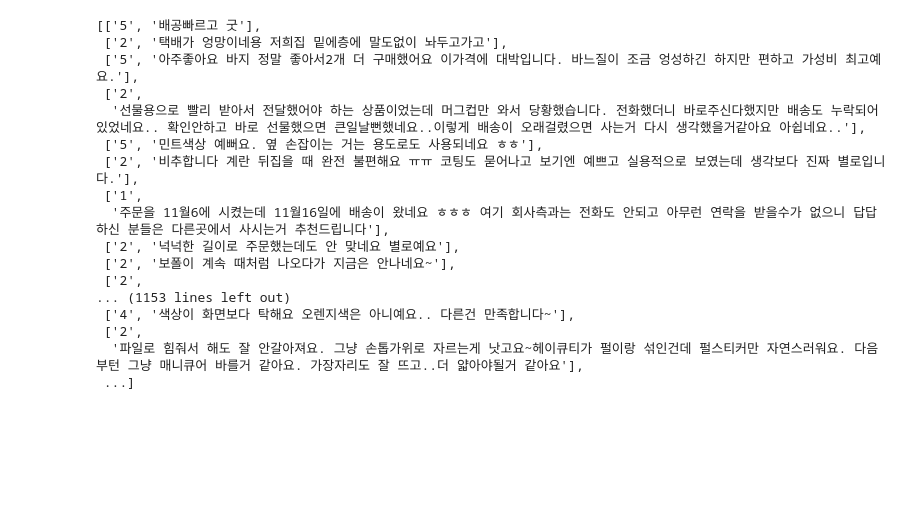
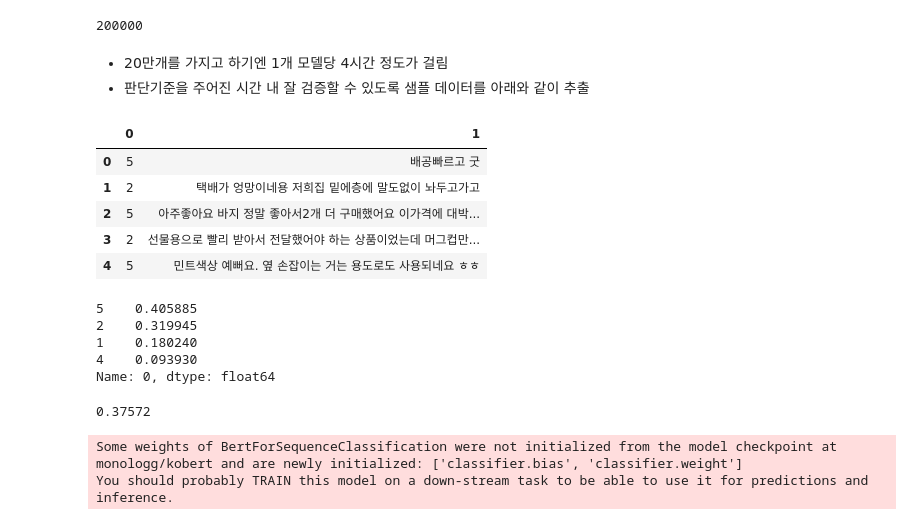
Before and after one commit to jinseriouspark/commerce-llm, a Jupyter notebook: extract_keywords.ipynb, the cells around one changed output. Drawn from its saved outputs; the diff is of its cells as text; code cells hidden in the pictures; blank space fills up the shorter version.

```diff
--- a/extract_keywords.ipynb
+++ b/extract_keywords.ipynb
@@ -9,4 +8,0 @@
-# %%
-import os
-with open('/content/drive/MyDrive/commerce-llm/env/openai_apikey_kimseopp.txt','r') as f:
-  os.environ.get(f.readline())
@@ -36,23 +11,22 @@ with open('/content/drive/MyDrive/commerce-llm/rawdata/naver_shopping.txt', 'r',
   data =f.readlines()
 # %%
 rawdata =[i.rstrip().split('\t') for i in data]
-# %%
-rawdata
-# %% [output]
-[['5', '배공빠르고 굿'],
- ['2', '택배가 엉망이네용 저희집 밑에층에 말도없이 놔두고가고'],
- ['5', '아주좋아요 바지 정말 좋아서2개 더 구매했어요 이가격에 대박입니다. 바느질이 조금 엉성하긴 하지만 편하고 가성비 최고예요.'],
- ['2',
-  '선물용으로 빨리 받아서 전달했어야 하는 상품이었는데 머그컵만 와서 당황했습니다. 전화했더니 바로주신다했지만 배송도 누락되어있었네요.. 확인안하고 바로 선물했으면 큰일날뻔했네요..이렇게 배송이 오래걸렸으면 사는거 다시 생각했을거같아요 아쉽네요..'],
- ['5', '민트색상 예뻐요. 옆 손잡이는 거는 용도로도 사용되네요 ㅎㅎ'],
- ['2', '비추합니다 계란 뒤집을 때 완전 불편해요 ㅠㅠ 코팅도 묻어나고 보기엔 예쁘고 실용적으로 보였는데 생각보다 진짜 별로입니다.'],
- ['1',
-  '주문을 11월6에 시켰는데 11월16일에 배송이 왔네요 ㅎㅎㅎ 여기 회사측과는 전화도 안되고 아무런 연락을 받을수가 없으니 답답하신 분들은 다른곳에서 사시는거 추천드립니다'],
- ['2', '넉넉한 길이로 주문했는데도 안 맞네요 별로예요'],
- ['2', '보폴이 계속 때처럼 나오다가 지금은 안나네요~'],
- ['2',
-... (1153 lines left out)
- ['4', '색상이 화면보다 탁해요 오렌지색은 아니예요.. 다른건 만족합니다~'],
- ['2',
-  '파일로 힘줘서 해도 잘 안갈아져요. 그냥 손톱가위로 자르는게 낫고요~헤이큐티가 펄이랑 섞인건데 펄스티커만 자연스러워요. 다음부턴 그냥 매니큐어 바를거 같아요. 가장자리도 잘 뜨고..더 얇아야될거 같아요'],
- ...]
+# %%
+len(rawdata)
+# %% [output]
+200000
+# %% [markdown]
+- 20만개를 가지고 하기엔 1개 모델당 4시간 정도가 걸림
+- 판단기준을 주어진 시간 내 잘 검증할 수 있도록 샘플 데이터를 아래와 같이 추출
+# %%
+import pandas as pd
+raw_df = pd.DataFrame(rawdata)
+# %%
+raw_df.head()
+# %% [output]
+|  | 0 | 1 |
+| 0 | 5 | 배공빠르고 굿 |
+| 1 | 2 | 택배가 엉망이네용 저희집 밑에층에 말도없이 놔두고가고 |
+| 2 | 5 | 아주좋아요 바지 정말 좋아서2개 더 구매했어요 이가격에 대박... |
+| 3 | 2 | 선물용으로 빨리 받아서 전달했어야 하는 상품이었는데 머그컵만... |
+| 4 | 5 | 민트색상 예뻐요. 옆 손잡이는 거는 용도로도 사용되네요 ㅎㅎ |
@@ -58,0 +36,27 @@ rawdata
+# %%
+raw_df[0].value_counts() / raw_df.shape[0]
+# 3번은 존재하지 않음
+# 1 18%, 2 32%, 4 9.3%, 5 40%
+# %% [output]
+5    0.405885
+2    0.319945
+1    0.180240
+4    0.093930
+Name: 0, dtype: float64
+# %%
+min_cnt = raw_df[0].value_counts().min()
+raw_df_for_test = raw_df.groupby(0).apply(lambda x : x.sample(min_cnt)).reset_index(drop = True)
+
+raw_df_for_test.shape[0] / raw_df.shape[0] # 37% 만 가지고 테스트셋으로 만들어 진행?
+# %% [output]
+0.37572
+# %%
+# baseline : 만약 이 모든 값들을 그냥 분류한다면 어떻게 될까?
+model_name = "monologg/kobert"
+from transformers import AutoModelForSequenceClassification, AutoTokenizer
+
+tokenizer = AutoTokenizer.from_pretrained(model_name)
+model = AutoModelForSequenceClassification.from_pretrained(model_name)
+# %% [output]
+Some weights of BertForSequenceClassification were not initialized from the model checkpoint at monologg/kobert and are newly initialized: ['classifier.bias', 'classifier.weight']
+You should probably TRAIN this model on a down-stream task to be able to use it for predictions and inference.
```
Also changed, not shown: parts of 29 cells of this notebook.
